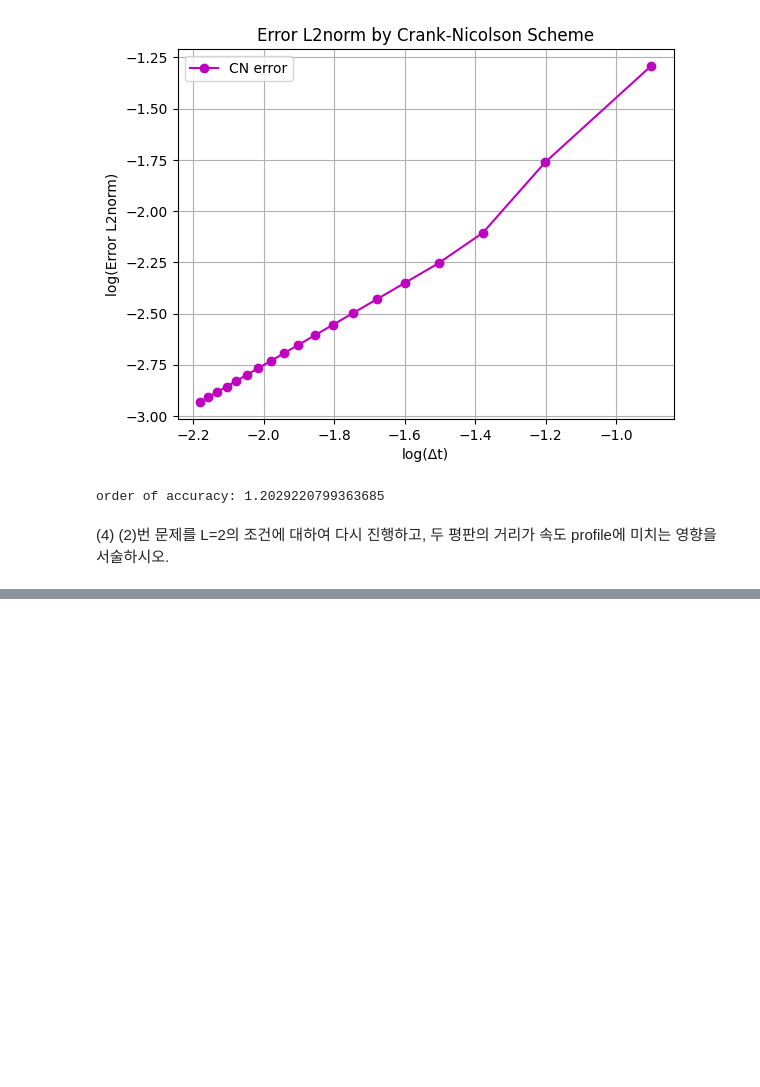
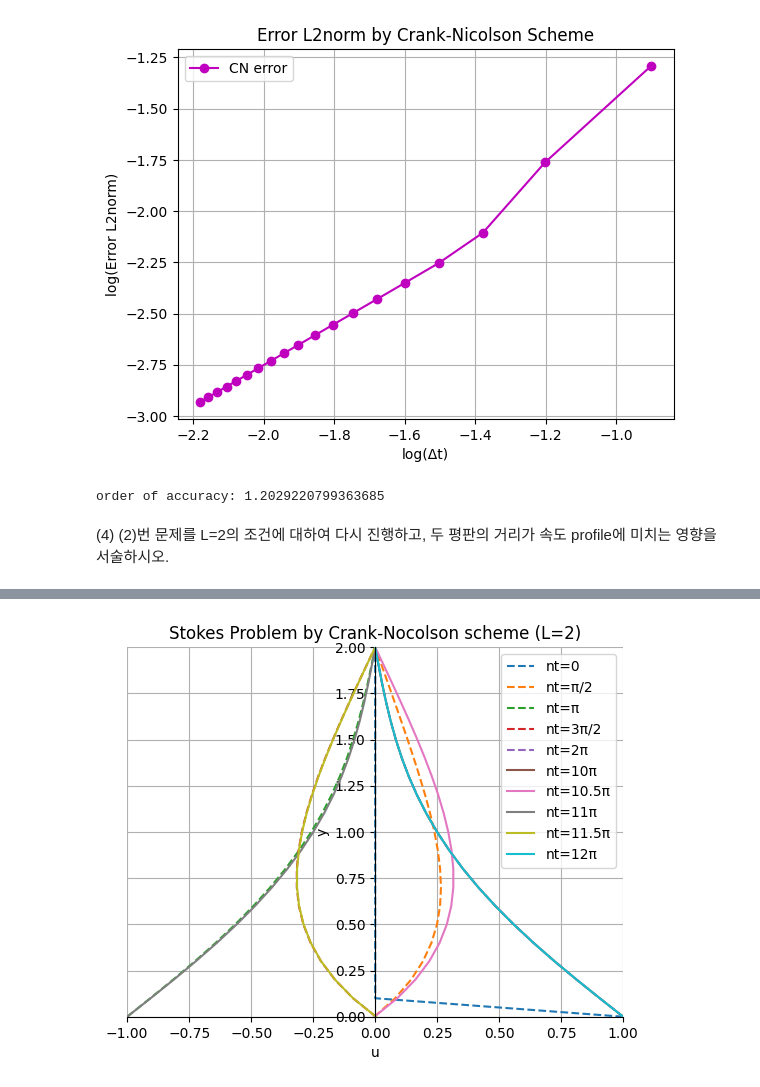
Before and after one commit to Lim-Hyerin03/CSE--, a Jupyter notebook: 코드/week3/CSE_URP 3주차 과제.ipynb, the cells around one changed output, grey strips where cells are left out. Cells and saved outputs as stored; diff of their text form; code cells hidden in the pictures; blank space fills up the shorter version.

```diff
--- a/코드/week3/CSE_URP 3주차 과제.ipynb
+++ b/코드/week3/CSE_URP 3주차 과제.ipynb
@@ -487,27 +490,29 @@ plt.show()
 # %%
 # 두 그래프 함께 그리기
 fig, ax = plt.subplots()
 ax.set_xlim(-1, 1)
-ax.set_ylim(0, 10)
+ax.set_ylim(0, 2)
 ax.spines['left'].set_position('center')
 ax.spines['right'].set_visible(False)
 ax.spines['top'].set_visible(False)
 ax.spines['bottom'].set_position(('data', 0))
 
 ax.plot(u_profile[0], y, linestyle='--', label='nt=0')
 ax.plot(u_profile[1], y, linestyle='--', label='nt=π/2')
 ax.plot(u_profile[2], y, linestyle='--', label='nt=π')
 ax.plot(u_profile[3], y, linestyle='--', label='nt=3π/2')
 ax.plot(u_profile[4], y, linestyle='--', label='nt=2π')
 ax.plot(u_profile[5], y, label='nt=10π')
 ax.plot(u_profile[6], y, label='nt=10.5π')
 ax.plot(u_profile[7], y, label='nt=11π')
 ax.plot(u_profile[8], y, label='nt=11.5π')
 ax.plot(u_profile[9], y, label='nt=12π')
 
 ax.set_xlabel('u')
 ax.set_ylabel('y')
 ax.legend()
 plt.grid()
 ax.set_title('Stokes Problem by Crank-Nocolson scheme (L=2)')
 plt.show()
+# %% [output]
+[figure, added]
```
Also changed, not shown: parts of 3 cells of this notebook, 1 other file.
